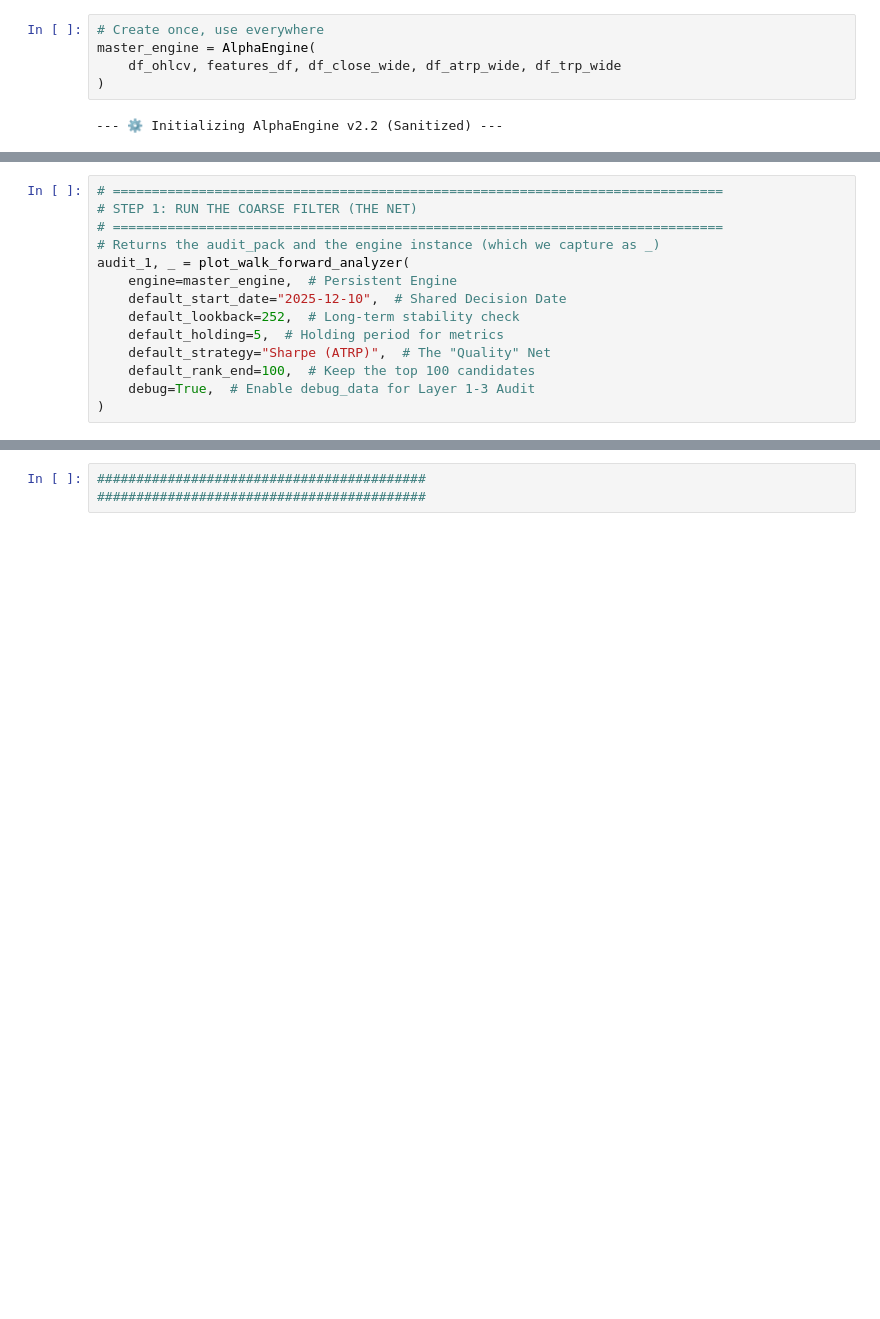
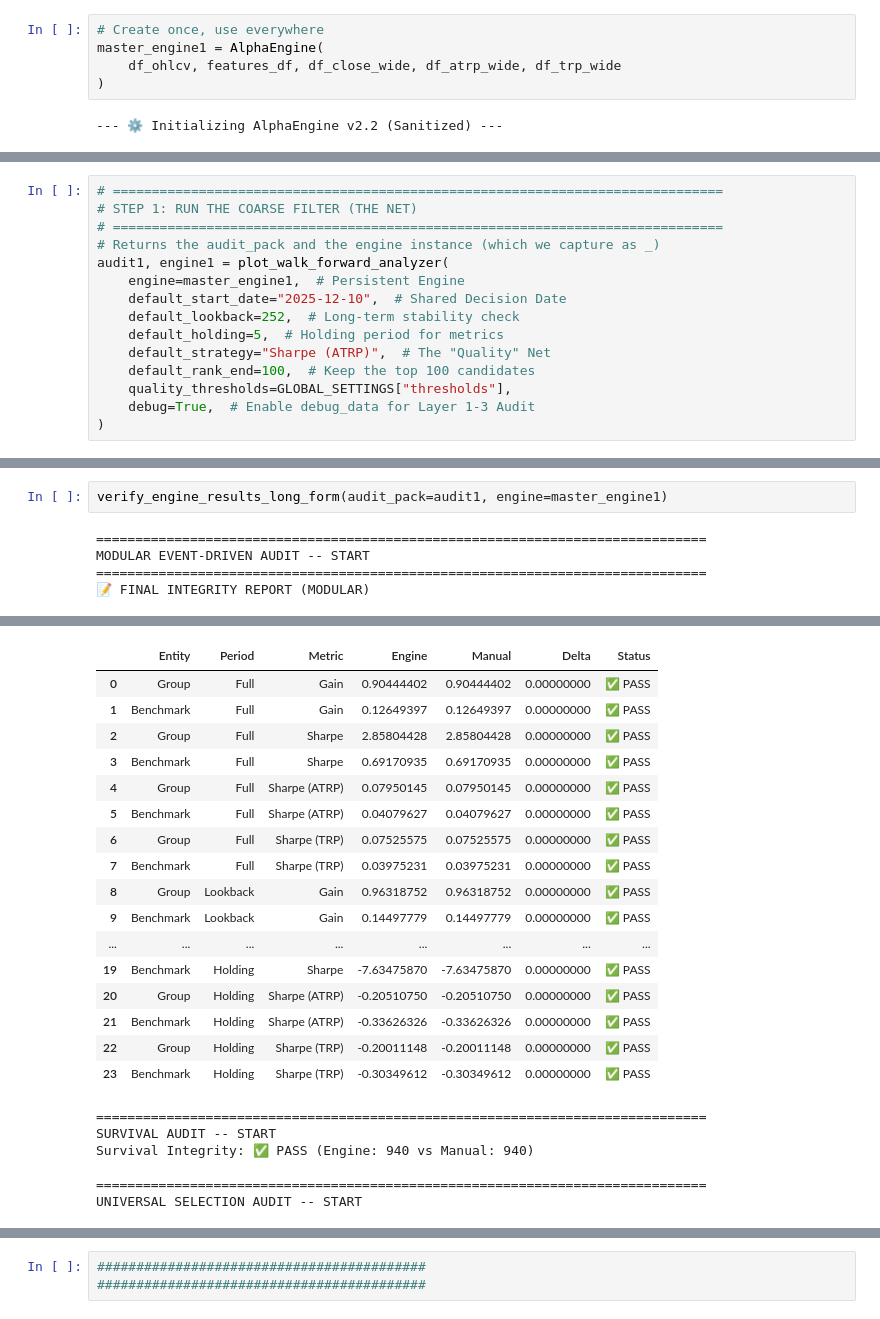
Before and after one commit to pympk/py311, a Jupyter notebook: stocks/notebooks_RLVR/GOLDEN_bot_v52.ipynb, the cells around one changed output, grey strips where cells are left out. Saved outputs shown, nothing was run; the diff lists cells and outputs as text; blank space fills up the shorter version.

```diff
--- a/stocks/notebooks_RLVR/GOLDEN_bot_v52.ipynb
+++ b/stocks/notebooks_RLVR/GOLDEN_bot_v52.ipynb
@@ -3023,7 +3040,7 @@ Calculating features... this might take about 3 minutes...
 ✅ Pre-computation Complete. df_close_wide, df_atrp_wide, and df_trp_wide are ready.
 # %%
 # Create once, use everywhere
-master_engine = AlphaEngine(
+master_engine1 = AlphaEngine(
     df_ohlcv, features_df, df_close_wide, df_atrp_wide, df_trp_wide
 )
 # %% [output]
@@ -3033,13 +3052,14 @@ master_engine = AlphaEngine(
 # STEP 1: RUN THE COARSE FILTER (THE NET)
 # ==============================================================================
 # Returns the audit_pack and the engine instance (which we capture as _)
-audit_1, _ = plot_walk_forward_analyzer(
-    engine=master_engine,  # Persistent Engine
+audit1, engine1 = plot_walk_forward_analyzer(
+    engine=master_engine1,  # Persistent Engine
     default_start_date="2025-12-10",  # Shared Decision Date
     default_lookback=252,  # Long-term stability check
     default_holding=5,  # Holding period for metrics
     default_strategy="Sharpe (ATRP)",  # The "Quality" Net
     default_rank_end=100,  # Keep the top 100 candidates
+    quality_thresholds=GLOBAL_SETTINGS["thresholds"],
     debug=True,  # Enable debug_data for Layer 1-3 Audit
 )
 # %% [output]
@@ -3390,0 +3146,7 @@ Date
+# %%
+verify_engine_results_long_form(audit_pack=audit1, engine=master_engine1)
+# %% [output]
+==============================================================================
+MODULAR EVENT-DRIVEN AUDIT -- START
+==============================================================================
+📝 FINAL INTEGRITY REPORT (MODULAR)
@@ -3390,0 +3163,23 @@ Date
+|  | Entity | Period | Metric | Engine | Manual | Delta | Status |
+| 0 | Group | Full | Gain | 0.90444402 | 0.90444402 | 0.00000000 | ✅ PASS |
+| 1 | Benchmark | Full | Gain | 0.12649397 | 0.12649397 | 0.00000000 | ✅ PASS |
+| 2 | Group | Full | Sharpe | 2.85804428 | 2.85804428 | 0.00000000 | ✅ PASS |
+| 3 | Benchmark | Full | Sharpe | 0.69170935 | 0.69170935 | 0.00000000 | ✅ PASS |
+| 4 | Group | Full | Sharpe (ATRP) | 0.07950145 | 0.07950145 | 0.00000000 | ✅ PASS |
+| 5 | Benchmark | Full | Sharpe (ATRP) | 0.04079627 | 0.04079627 | 0.00000000 | ✅ PASS |
+| 6 | Group | Full | Sharpe (TRP) | 0.07525575 | 0.07525575 | 0.00000000 | ✅ PASS |
+| 7 | Benchmark | Full | Sharpe (TRP) | 0.03975231 | 0.03975231 | 0.00000000 | ✅ PASS |
+| 8 | Group | Lookback | Gain | 0.96318752 | 0.96318752 | 0.00000000 | ✅ PASS |
+| 9 | Benchmark | Lookback | Gain | 0.14497779 | 0.14497779 | 0.00000000 | ✅ PASS |
+| ... | ... | ... | ... | ... | ... | ... | ... |
+| 19 | Benchmark | Holding | Sharpe | -7.63475870 | -7.63475870 | 0.00000000 | ✅ PASS |
+| 20 | Group | Holding | Sharpe (ATRP) | -0.20510750 | -0.20510750 | 0.00000000 | ✅ PASS |
+| 21 | Benchmark | Holding | Sharpe (ATRP) | -0.33626326 | -0.33626326 | 0.00000000 | ✅ PASS |
+| 22 | Group | Holding | Sharpe (TRP) | -0.20011148 | -0.20011148 | 0.00000000 | ✅ PASS |
+| 23 | Benchmark | Holding | Sharpe (TRP) | -0.30349612 | -0.30349612 | 0.00000000 | ✅ PASS |
+==============================================================================
+SURVIVAL AUDIT -- START
+Survival Integrity: ✅ PASS (Engine: 940 vs Manual: 940)
+
+==============================================================================
+UNIVERSAL SELECTION AUDIT -- START
```
Also changed, not shown: parts of 36 cells of this notebook, 48 other files.
